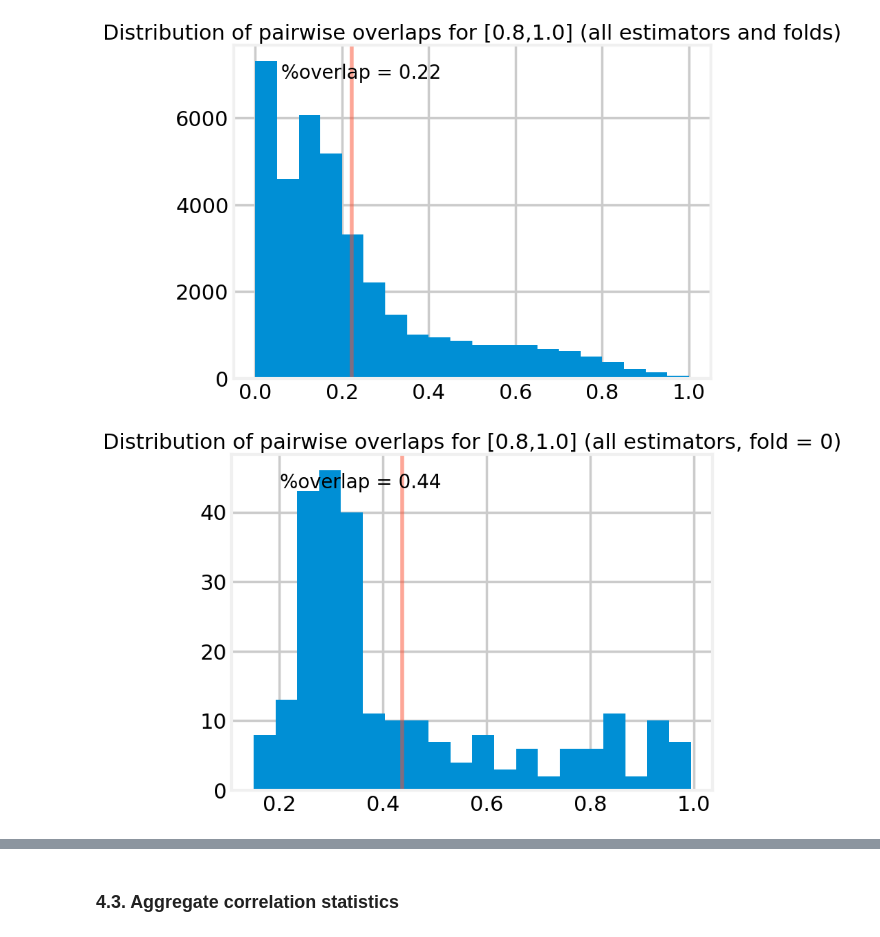
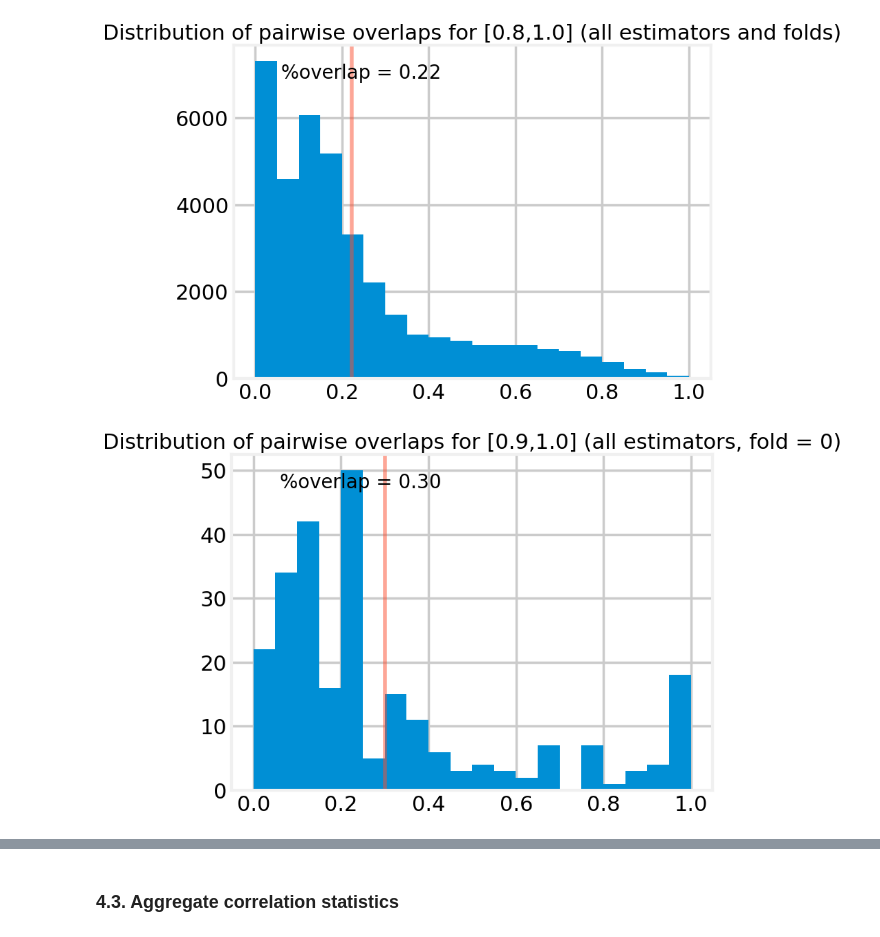
Before and after one commit to Zen0fficial/causal-targeting, a Jupyter notebook: 03a_GI_validate_CATE_estimators.ipynb, the cells around one changed output, grey strips where cells are left out. Cells and saved outputs as stored; diff of their text form; code cells hidden in the pictures.

Commit message:
Update monotonicity graph

```diff
--- a/03a_GI_validate_CATE_estimators.ipynb
+++ b/03a_GI_validate_CATE_estimators.ipynb
@@ -614,19 +614,19 @@ plt.show()
 # %% [output]
 [figure]
 # %%
-estimator_overlaps = get_overlap_values(fitted_libraries, 0.8, 1.0, compare_across = "estimators", fold = 0)
+estimator_overlaps = get_overlap_values(fitted_libraries, 0.9, 1.0, compare_across = "estimators", fold = 0)
 # %%
 plt.hist(estimator_overlaps, bins = 20, zorder = 1)
-plt.title("Distribution of pairwise overlaps for [0.8,1.0] (all estimators, fold = 0)")
+plt.title("Distribution of pairwise overlaps for [0.9,1.0] (all estimators, fold = 0)")
 mean_overlap = estimator_overlaps.mean()
 plt.axvline(x = mean_overlap, linestyle='-', color=colors[1], alpha=0.5, zorder = 2)
 ax = plt.gca()
 plt.annotate("%overlap = {:.2f}".format(mean_overlap),
              xy = (0.1, 0.9), xycoords = ax.transAxes,
              fontsize = 20)
 plt.show()
 # %% [output]
-[figure, old version]
+[figure, new version]
 # %%
 # Get data to make plot
 selected_estimators = list(fitted_libraries["pert_none"].keys())
```
Also changed, not shown: parts of 5 cells of this notebook.
